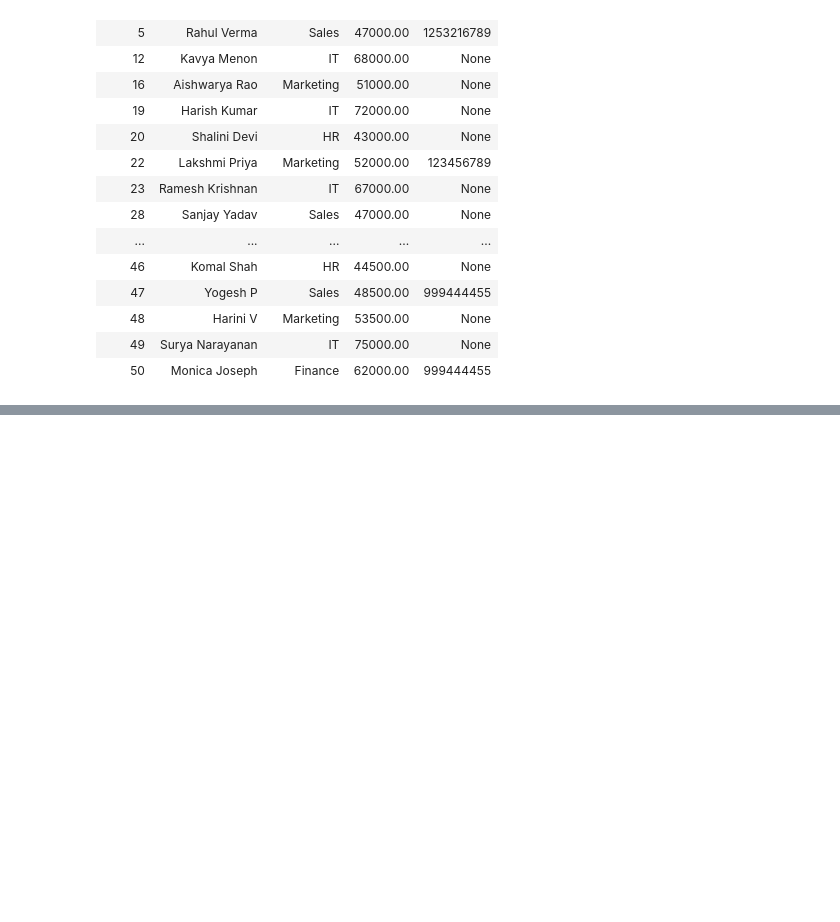
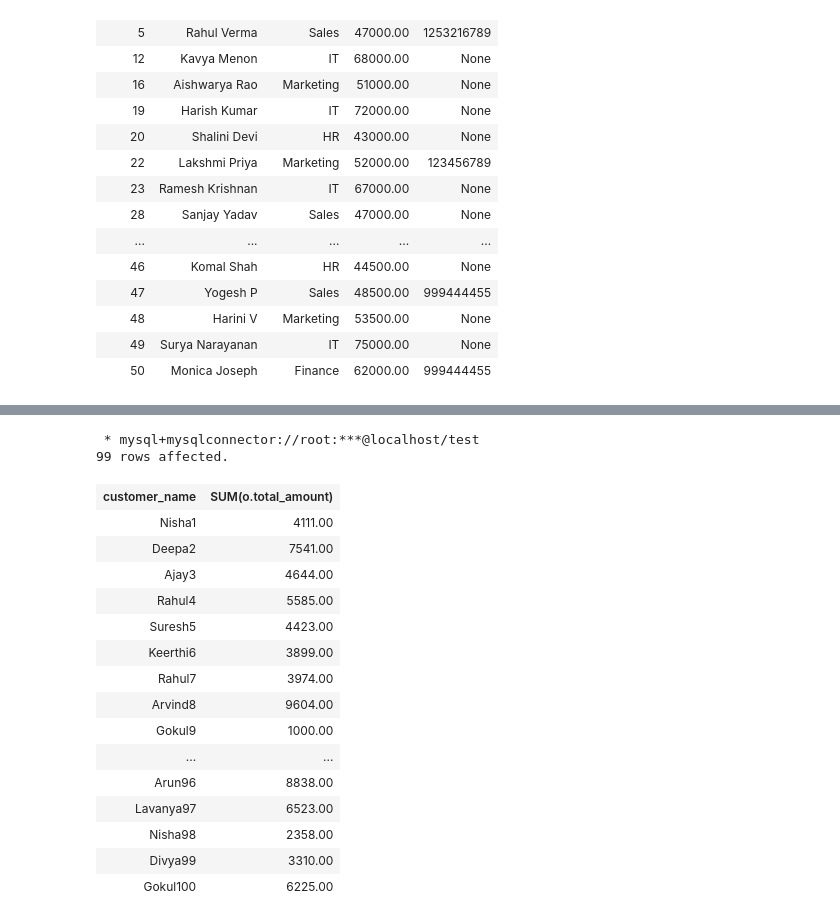
Before and after one commit to karthikeyanm-dev/DE-SQL, a Jupyter notebook: DE-With-Def.ipynb, the cells around one changed output, grey strips where cells are left out. Drawn from its saved outputs; the diff is of its cells as text; code cells hidden in the pictures; blank space fills up the shorter version.

```diff
--- a/DE-With-Def.ipynb
+++ b/DE-With-Def.ipynb
@@ -8291,0 +9280,29 @@ where salary >
+# %%
+%%sql
+-- Print All the customers total order value
+select
+    c.customer_name,
+    SUM(o.total_amount)
+FROM customers c
+INNER JOIN orders o
+ON c.customer_id = o.customer_id
+GROUP BY c.customer_name;
+# %% [output]
+ * mysql+mysqlconnector://root:***@localhost/test
+99 rows affected.
+| customer_name | SUM(o.total_amount) |
+| Nisha1 | 4111.00 |
+| Deepa2 | 7541.00 |
+| Ajay3 | 4644.00 |
+| Rahul4 | 5585.00 |
+| Suresh5 | 4423.00 |
+| Keerthi6 | 3899.00 |
+| Rahul7 | 3974.00 |
+| Arvind8 | 9604.00 |
+| Gokul9 | 1000.00 |
+| ... | ... |
+| Arun96 | 8838.00 |
+| Lavanya97 | 6523.00 |
+| Nisha98 | 2358.00 |
+| Divya99 | 3310.00 |
+| Gokul100 | 6225.00 |
```
Also changed, not shown: parts of 8 cells of this notebook.
